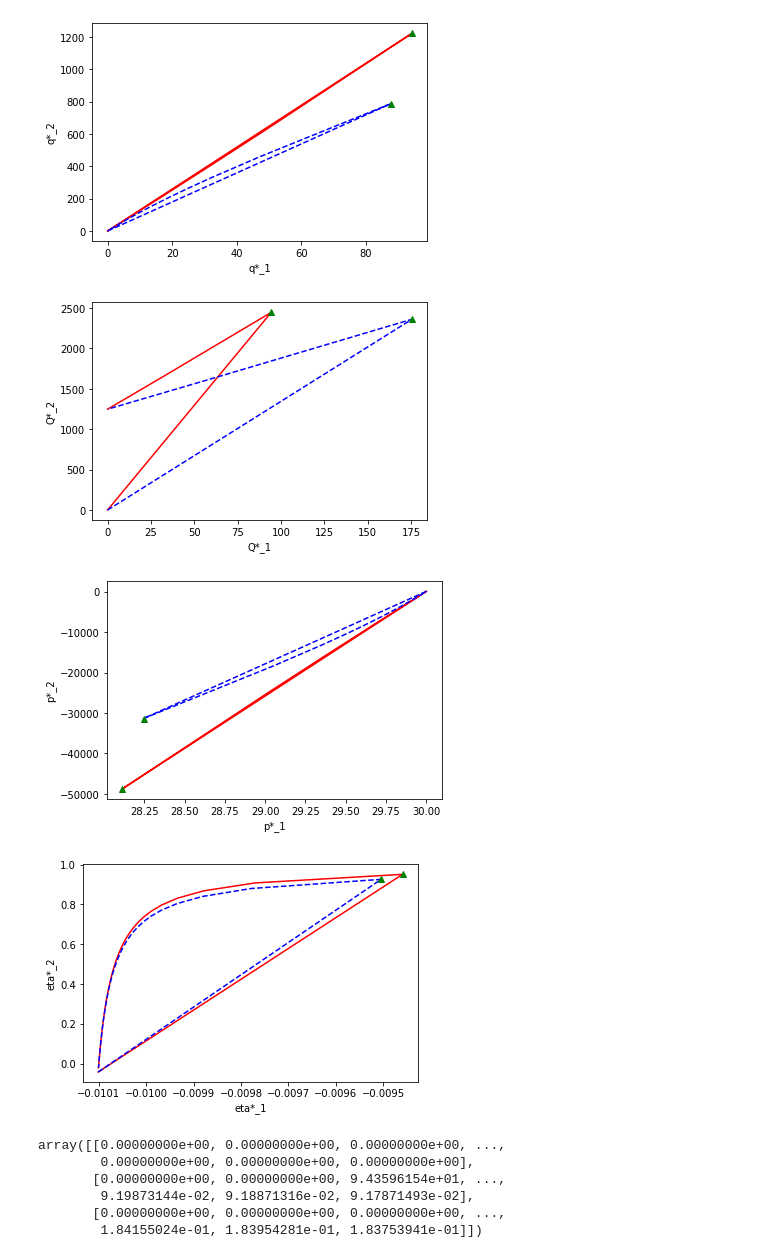
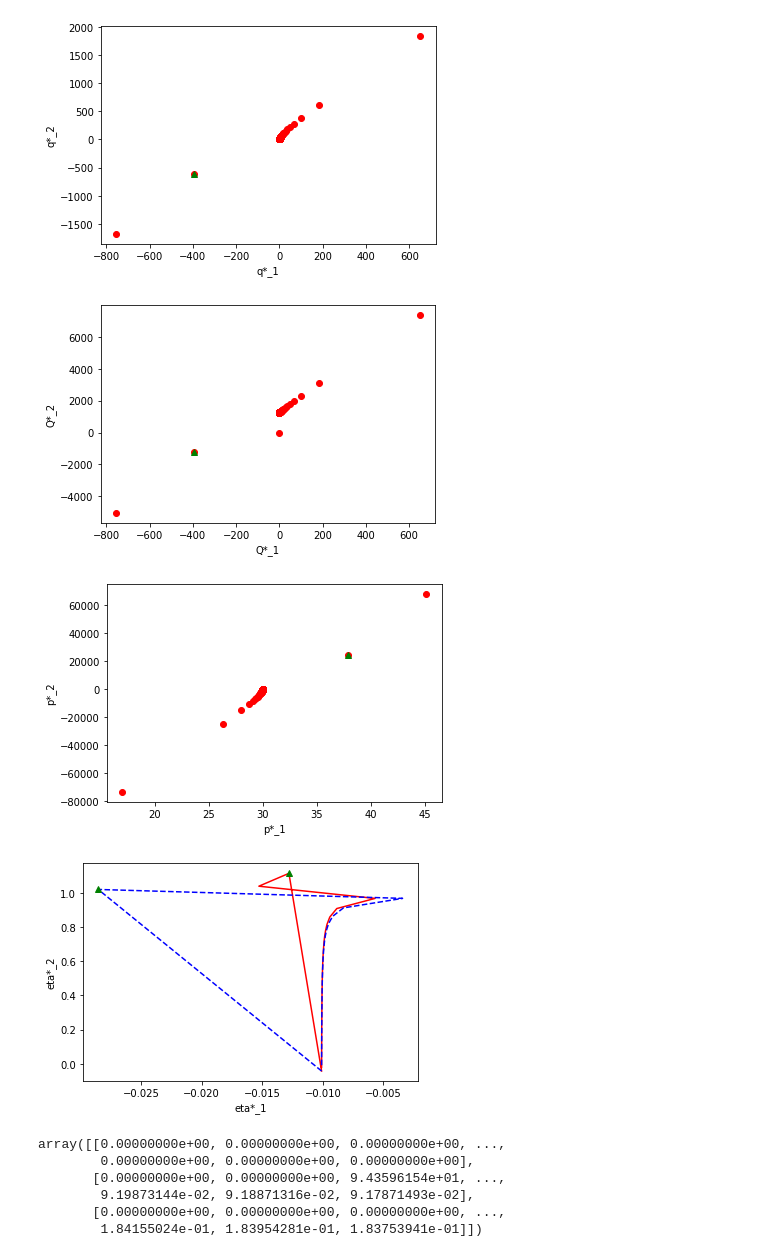
Before and after one commit to vassilyeva-darya/science_project, a Jupyter notebook: Untitled0.ipynb, the cells around one changed output. Saved outputs shown, nothing was run; the diff lists cells and outputs as text; code cells hidden in the pictures.

```diff
--- a/Untitled0.ipynb
+++ b/Untitled0.ipynb
@@ -8,8 +8,8 @@ b1=0.01
 b2=0.04
 N1=50 #number of abonents on stage 1
 N2=230 #number of abonents on stage 2
-C1=0.5 #variable cost on stage 1
-C2=0.2 #variable cost on stage 2
+c1=0.5 #variable cost on stage 1
+c2=0.2 #variable cost on stage 2
 max_M1=3 #maximum number of companies on 1 stage +1
 max_M2=1001 #maximum number of companies on 2 stage +1
 q1=np.zeros((max_M1,max_M2))
@@ -24,9 +24,9 @@ for M1 in range(1,3):
   for M2 in range(M1+1,max_M2):
     k=1-M1/M2
     k_sq=k*k
-    div=4*b1*b2*M1*M2+(2*b2*M2*M2)*k_sq
-    q1[M1,M2]=(2*b2*M2*k*a2-2*b2*M2*C1-((2*b2*b2*M2*M2+1)*k-2*b2*M2)*C2)/div
-    q2[M1,M2]=((M2*k_sq+k+2*M1*b1)*a2-k*C1-(M2*(1+b2)*k_sq-k+2*b1*M1)*C2)/div
+    r=4*b1*b2*M1*M2+(2*b2*M2*M2-1)*k_sq
+    q1[M1,M2]=((2*b2*M2+k)*a2-2*b2*M2*c1-((2*b2*b2*M2*M2+1)*k-2*b2*M2)*c2)/r
+    q2[M1,M2]=((M2*k_sq+k+2*M1*b1)*a2-k*c1-(M2*(1+b2)*k_sq-k+2*b1*M1)*c2)/r
     Q1[M1,M2]=M1*q1[M1,M2]
     Q2[M1,M2]=M2*q2[M1,M2]
 p1=a1-b1*M1*q1
@@ -36,39 +36,39 @@ eta2=-b2*p2/(a2-b2*p2)
 # %%
 M1=1
 import matplotlib.pyplot as plt
-plt.plot(q1[M1,M1:max_M2],q2[M1,M1:max_M2],'r-')
-plt.plot(q1[M1+1,M1+1:max_M2],q2[M1+1,M1+1:max_M2],'b--')
+plt.plot(q1[M1,M1:max_M2],q2[M1,M1:max_M2],'ro')
+#plt.plot(q1[M1+1,M1+1:max_M2],q2[M1+1,M1+1:max_M2],'bo')
 plt.plot(q1[M1,M1+1],q2[M1,M1+1],'g^')
-plt.plot(q1[M1+1,M1+2],q2[M1+1,M1+2],'g^')
+#plt.plot(q1[M1+1,M1+2],q2[M1+1,M1+2],'g^')
 plt.xlabel('q*_1')
 plt.ylabel('q*_2')
 plt.show()
 # %% [output]
-[figure, old version]
+[figure, new version]
 # %%
 M1=1
 import matplotlib.pyplot as plt
-plt.plot(Q1[M1,M1:max_M2],Q2[M1,M1:max_M2],'r-')
-plt.plot(Q1[M1+1,M1+1:max_M2],Q2[M1+1,M1+1:max_M2],'b--')
+plt.plot(Q1[M1,M1:max_M2],Q2[M1,M1:max_M2],'ro')
+#plt.plot(Q1[M1+1,M1+1:max_M2],Q2[M1+1,M1+1:max_M2],'bo')
 plt.plot(Q1[M1,M1+1],Q2[M1,M1+1],'g^')
-plt.plot(Q1[M1+1,M1+2],Q2[M1+1,M1+2],'g^')
+#plt.plot(Q1[M1+1,M1+2],Q2[M1+1,M1+2],'g^')
 plt.xlabel('Q*_1')
 plt.ylabel('Q*_2')
 plt.show()
 # %% [output]
-[figure, old version]
+[figure, new version]
 # %%
 M1=1
 import matplotlib.pyplot as plt
-plt.plot(p1[M1,M1:max_M2],p2[M1,M1:max_M2],'r-')
-plt.plot(p1[M1+1,M1+1:max_M2],p2[M1+1,M1+1:max_M2],'b--')
+plt.plot(p1[M1,M1:max_M2],p2[M1,M1:max_M2],'ro')
+#plt.plot(p1[M1+1,M1+1:max_M2],p2[M1+1,M1+1:max_M2],'b--')
 plt.plot(p1[M1,M1+1],p2[M1,M1+1],'g^')
-plt.plot(p1[M1+1,M1+2],p2[M1+1,M1+2],'g^')
+#plt.plot(p1[M1+1,M1+2],p2[M1+1,M1+2],'g^')
 plt.xlabel('p*_1')
 plt.ylabel('p*_2')
 plt.show()
 # %% [output]
-[figure, old version]
+[figure, new version]
 # %%
 M1=1
 import matplotlib.pyplot as plt
@@ -80,7 +80,7 @@ plt.xlabel('eta*_1')
 plt.ylabel('eta*_2')
 plt.show()
 # %% [output]
-[figure, old version]
+[figure, new version]
 # %%
 Q1
 # %% [output]
```
